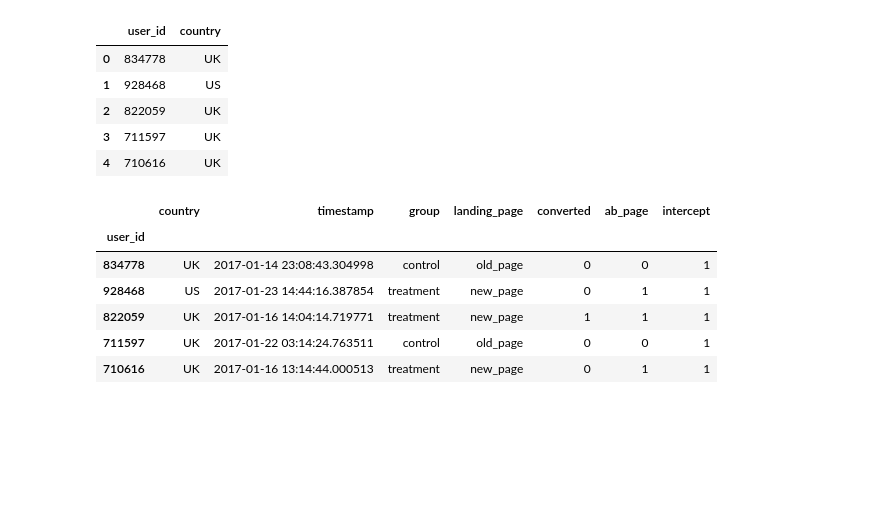
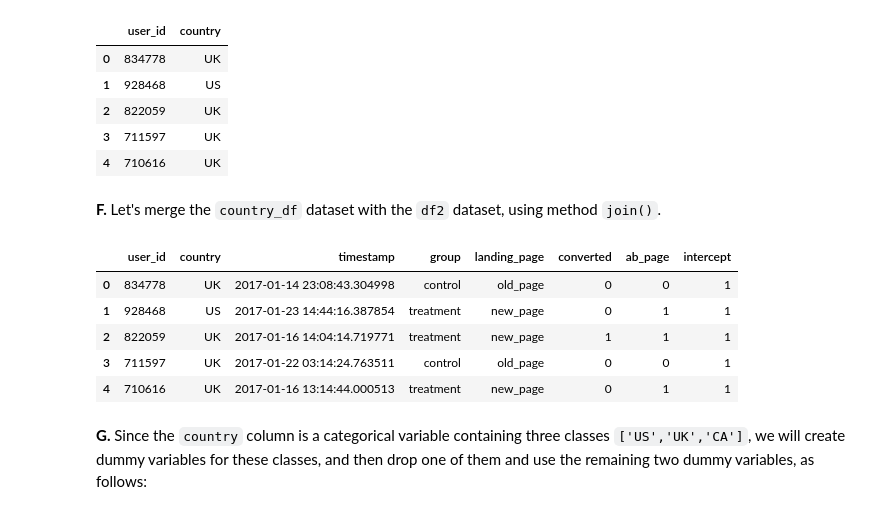
Before and after one commit to medons87/-Udacity_Analyze_A-B_Test_Results, a Jupyter notebook: Analyze_ab_test_results.ipynb, the cells around one changed output. Drawn from its saved outputs; the diff is of its cells as text; code cells hidden in the pictures; blank space fills up the shorter version.

```diff
--- a/Analyze_ab_test_results.ipynb
+++ b/Analyze_ab_test_results.ipynb
@@ -127,0 +217,3 @@ df2[((df2['group'] == 'treatment') == (df2['landing_page'] == 'new_page')) == Fa
+# %%
+df2.drop((df2.loc[df['group']=='treatment'].loc[df2['landing_page'] != 'new_page']).index, axis=0, inplace= True)
+df2.drop((df2.loc[df['group']=='control'].loc[df2['landing_page'] != 'old_page']).index, axis=0, inplace= True)
@@ -127,0 +222,4 @@ df2[((df2['group'] == 'treatment') == (df2['landing_page'] == 'new_page')) == Fa
+# %%
+df2= df2.reset_index(drop= True)
+
+df2.head(50)
@@ -492,7 +542,0 @@ df.head()
-# %%
-type_dummies = pd.get_dummies(df2['group'])
-df2 = df2.join(type_dummies)
-df2.drop('control', axis= 1, inplace= True)
-df2.rename(columns={'treatment': 'ab_page'}, inplace= True)
-
-df2.head()
@@ -507,0 +820,4 @@ df2.head()
+# %%
+df2[['control', 'treatment']]= pd.get_dummies(df2['group'])
+
+df2.head()
@@ -563,17 +917,19 @@ country_df.head()
 | 2 | 822059 | UK |
 | 3 | 711597 | UK |
 | 4 | 710616 | UK |
+# %% [markdown]
+**F.** Let's merge the `country_df` dataset with the `df2` dataset, using method `join()`.
 # %%
-# Join with the df2 dataframe
-country_df= country_df.set_index('user_id').join(df2.set_index('user_id'))
+country_df= country_df.join(df2.set_index('user_id'), on= 'user_id', how= 'inner')
 
 country_df.head()
 # %% [output]
-|  | country | timestamp | group | landing_page | converted | ab_page | intercept |
-| user_id |  |  |  |  |  |  |  |
-| 834778 | UK | 2017-01-14 23:08:43.304998 | control | old_page | 0 | 0 | 1 |
-| 928468 | US | 2017-01-23 14:44:16.387854 | treatment | new_page | 0 | 1 | 1 |
-| 822059 | UK | 2017-01-16 14:04:14.719771 | treatment | new_page | 1 | 1 | 1 |
-| 711597 | UK | 2017-01-22 03:14:24.763511 | control | old_page | 0 | 0 | 1 |
-| 710616 | UK | 2017-01-16 13:14:44.000513 | treatment | new_page | 0 | 1 | 1 |
+|  | user_id | country | timestamp | group | landing_page | converted | ab_page | intercept |
+| 0 | 834778 | UK | 2017-01-14 23:08:43.304998 | control | old_page | 0 | 0 | 1 |
+| 1 | 928468 | US | 2017-01-23 14:44:16.387854 | treatment | new_page | 0 | 1 | 1 |
+| 2 | 822059 | UK | 2017-01-16 14:04:14.719771 | treatment | new_page | 1 | 1 | 1 |
+| 3 | 711597 | UK | 2017-01-22 03:14:24.763511 | control | old_page | 0 | 0 | 1 |
+| 4 | 710616 | UK | 2017-01-16 13:14:44.000513 | treatment | new_page | 0 | 1 | 1 |
+# %% [markdown]
+**G.** Since the `country` column is a categorical variable containing three classes `['US','UK','CA']`, we will create dummy variables for these classes, and then drop one of them and use the remaining two dummy variables, as follows:
 # %%
```
Also changed, not shown: parts of 185 cells of this notebook.
